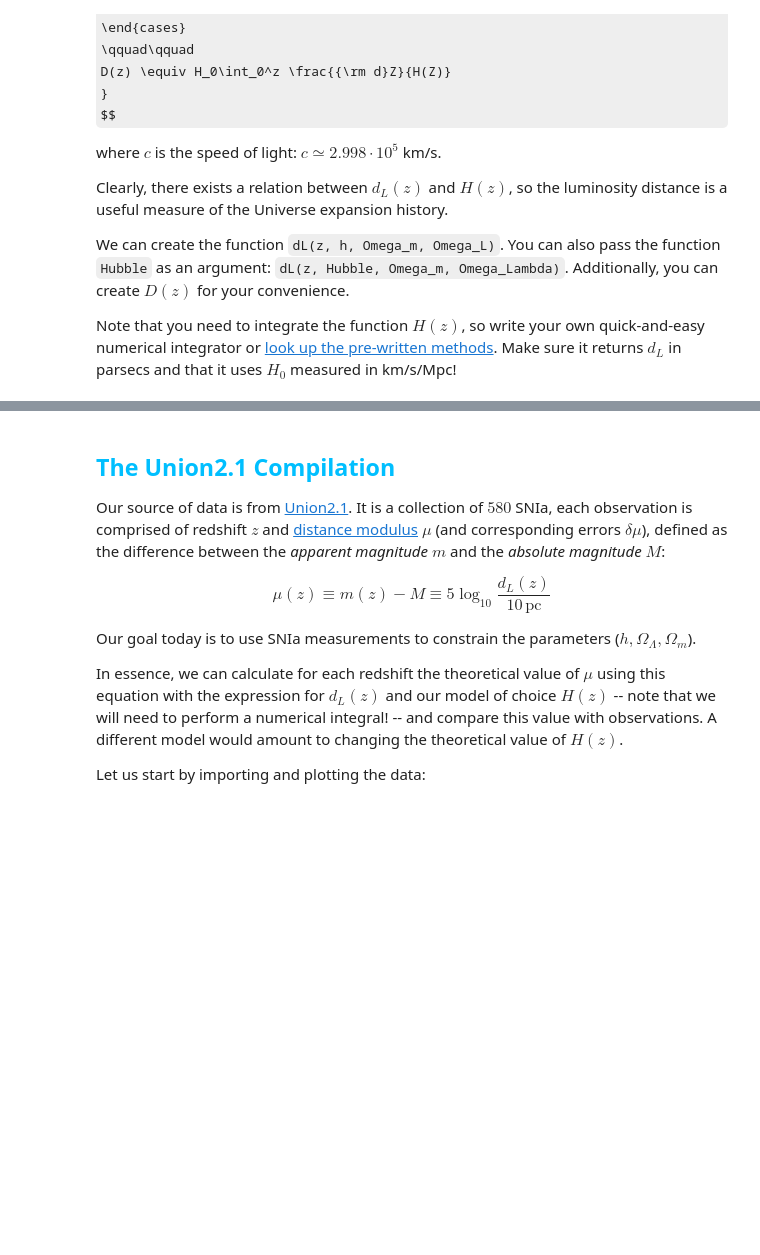
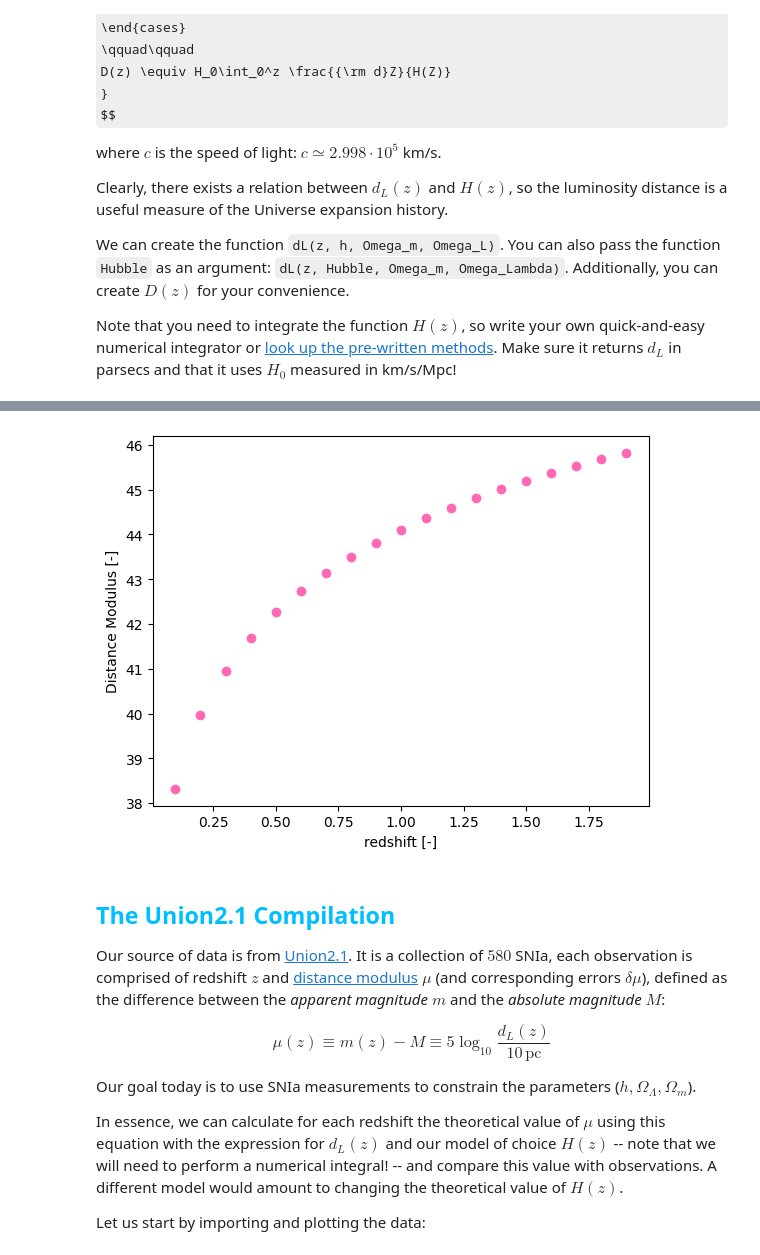
Before and after one commit to BryanJLA/PRA3024-Big-Data, a Jupyter notebook: PRA3024_Cosmology_Week.ipynb, the cells around one changed output, grey strips where cells are left out. Saved outputs shown, nothing was run; the diff lists cells and outputs as text; code cells hidden in the pictures; some formulas as TeX source; blank space fills up the shorter version.

```diff
--- a/PRA3024_Cosmology_Week.ipynb
+++ b/PRA3024_Cosmology_Week.ipynb
@@ -164,3 +176,20 @@ To check the values, I once again made use of the Cosmological calculator for th
+# %%
+#returns a distance modulus value for a luminosity distance value
+def mu(dL):
+    return 5*np.log10(dL/10)
+
+mu_val = [] #an empty list
+
+for distance in dL_val:
+    mu_val += [mu(distance)]   #adds the result of mu function to the mu_Val list for each distance in dL_val
+
+#Let's plot distance modulus in terms of z as well:
+plt.scatter(z_val, mu_val, color = 'hotpink')
+plt.xlabel('redshift [-]')
+plt.ylabel('Distance Modulus [-]')
+plt.show()
+# %% [output]
+[figure, added]
 # %% [markdown]
 ## <span style='color:deepskyblue'>The Union2.1 Compilation</span>
 
```
Also changed, not shown: parts of 23 cells of this notebook.
